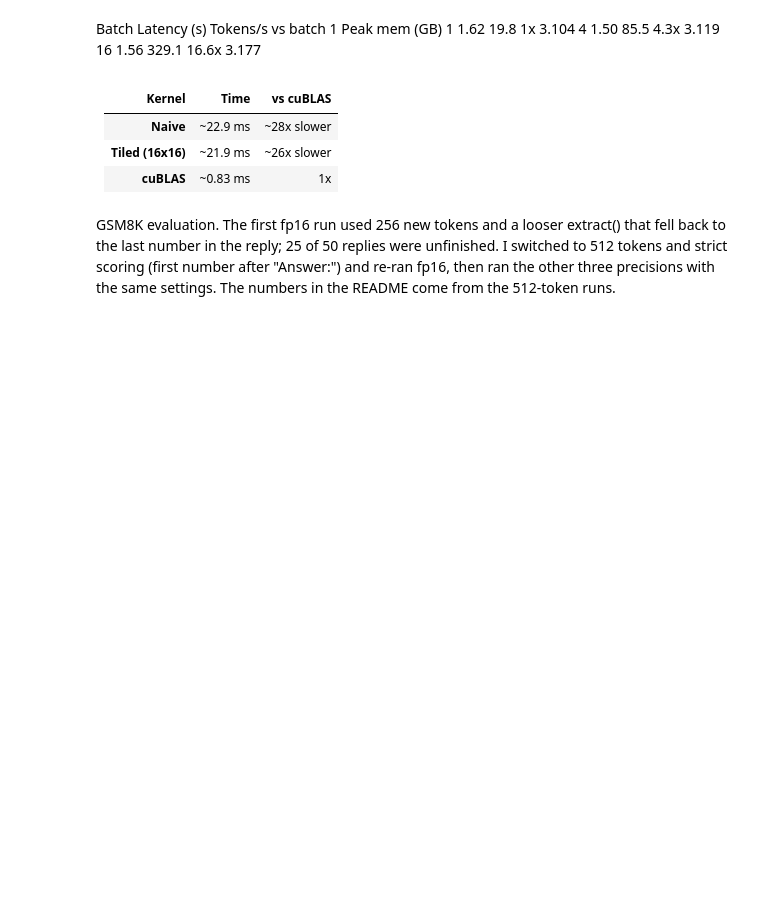
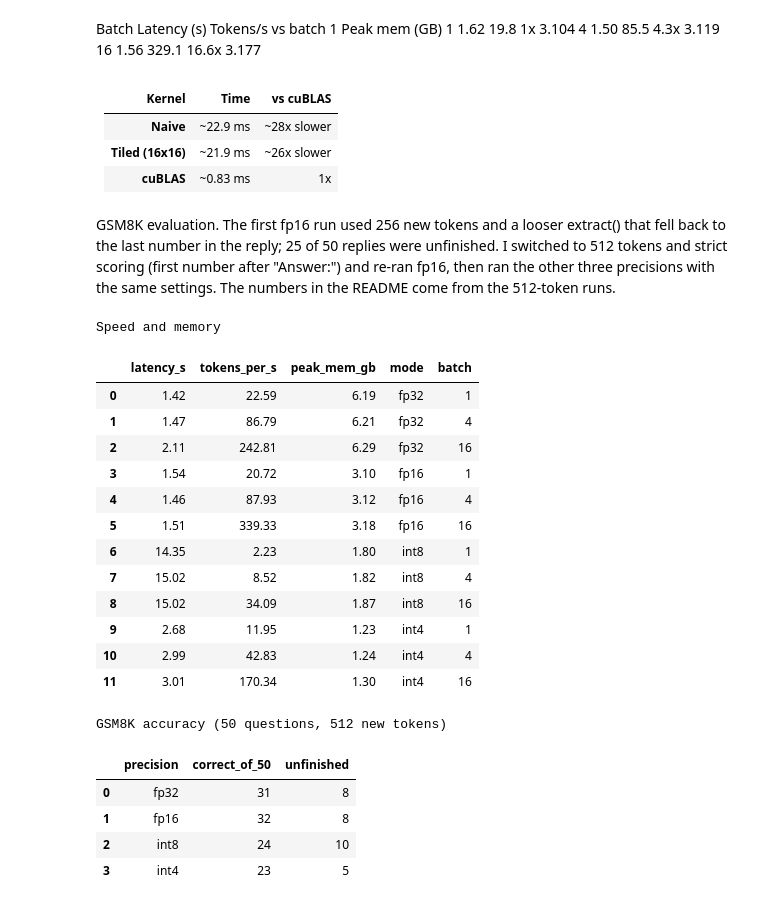
Before and after one commit to assen-v/llm-gpu-benchmark, a Jupyter notebook: 01_baseline.ipynb, the cells around one changed output. Cells and saved outputs as stored; diff of their text form; code cells hidden in the pictures; blank space fills up the shorter version.

Commit message:
Add results summary cell that loads saved CSV/JSON

```diff
--- a/01_baseline.ipynb
+++ b/01_baseline.ipynb
@@ -430,3 +430,48 @@ for mode in ["int8", "int4"]:
     lost = [i for i in range(50) if fp[i]["correct"] and not all_res[mode][i]["correct"]]
     gained = [i for i in range(50) if not fp[i]["correct"] and all_res[mode][i]["correct"]]
     print(mode, "| right in fp16, wrong here:", len(lost), "| wrong in fp16, right here:", len(gained))
+# %%
+import json, os, urllib.request
+import pandas as pd
+
+# raw URL base for files committed to the repo's main branch
+BASE = "https://raw.githubusercontent.com/assen-v/llm-gpu-benchmark/main/"
+
+def src(name):
+    # use the local file if this session has it, otherwise read the committed copy
+    return name if os.path.exists(name) else BASE + name
+
+print("Speed and memory")
+display(pd.read_csv(src("precision_results.csv")).round(2))
+
+# the JSON needs an explicit open: local path or URL
+path = src("gsm8k_results.json")
+all_res = json.load(open(path)) if os.path.exists(path) else json.load(urllib.request.urlopen(path))
+
+rows = [{"precision": m,
+         "correct_of_50": sum(x["correct"] for x in all_res[m]),
+         "unfinished": sum(x["pred"] is None for x in all_res[m])}
+        for m in ["fp32", "fp16", "int8", "int4"]]
+print("\nGSM8K accuracy (50 questions, 512 new tokens)")
+display(pd.DataFrame(rows))
+# %% [output]
+Speed and memory
+|  | latency_s | tokens_per_s | peak_mem_gb | mode | batch |
+| 0 | 1.42 | 22.59 | 6.19 | fp32 | 1 |
+| 1 | 1.47 | 86.79 | 6.21 | fp32 | 4 |
+| 2 | 2.11 | 242.81 | 6.29 | fp32 | 16 |
+| 3 | 1.54 | 20.72 | 3.10 | fp16 | 1 |
+| 4 | 1.46 | 87.93 | 3.12 | fp16 | 4 |
+| 5 | 1.51 | 339.33 | 3.18 | fp16 | 16 |
+| 6 | 14.35 | 2.23 | 1.80 | int8 | 1 |
+| 7 | 15.02 | 8.52 | 1.82 | int8 | 4 |
+| 8 | 15.02 | 34.09 | 1.87 | int8 | 16 |
+| 9 | 2.68 | 11.95 | 1.23 | int4 | 1 |
+| 10 | 2.99 | 42.83 | 1.24 | int4 | 4 |
+| 11 | 3.01 | 170.34 | 1.30 | int4 | 16 |
+GSM8K accuracy (50 questions, 512 new tokens)
+|  | precision | correct_of_50 | unfinished |
+| 0 | fp32 | 31 | 8 |
+| 1 | fp16 | 32 | 8 |
+| 2 | int8 | 24 | 10 |
+| 3 | int4 | 23 | 5 |
```
